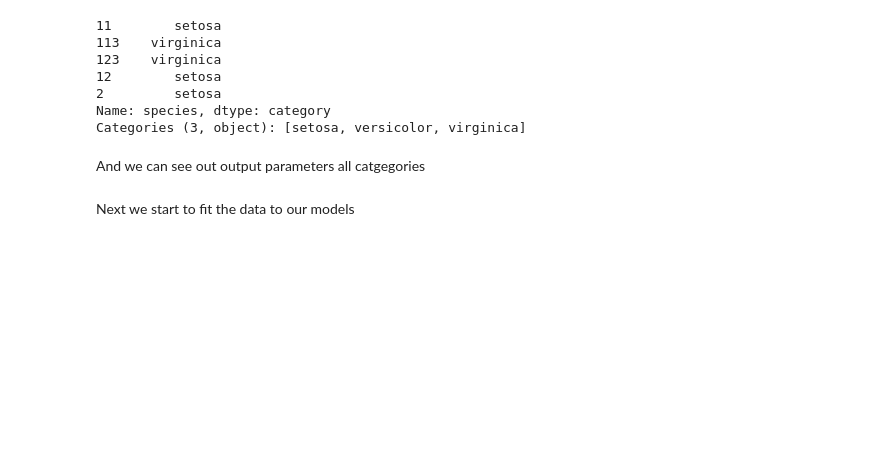
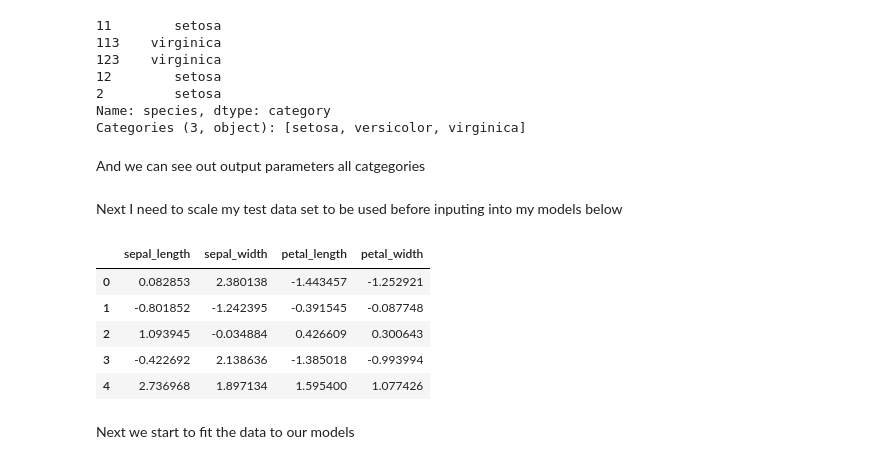
Before and after one commit to brendantipp/gmit_mls_2021, a Jupyter notebook: scikit-learn.ipynb, the cells around one changed output. Saved outputs shown, nothing was run; the diff lists cells and outputs as text; code cells hidden in the pictures; blank space fills up the shorter version.

```diff
--- a/scikit-learn.ipynb
+++ b/scikit-learn.ipynb
@@ -256,6 +300,24 @@ Name: species, dtype: category
 Categories (3, object): [setosa, versicolor, virginica]
 # %% [markdown]
 And we can see out output parameters all catgegories
+# %% [markdown]
+Next I need to scale my test data set to be used before inputing into my models below
+# %%
+# Note the scaler was trained on X_train.
+X_test_scaled = scaler.transform(X_test)
+
+# Numpy array back to Data Frame.
+X_test_scaled = pd.DataFrame(X_test_scaled, columns=X_test.columns)
+
+# Have a look.
+X_test_scaled.head()
+# %% [output]
+|  | sepal_length | sepal_width | petal_length | petal_width |
+| 0 | 0.082853 | 2.380138 | -1.443457 | -1.252921 |
+| 1 | -0.801852 | -1.242395 | -0.391545 | -0.087748 |
+| 2 | 1.093945 | -0.034884 | 0.426609 | 0.300643 |
+| 3 | -0.422692 | 2.138636 | -1.385018 | -0.993994 |
+| 4 | 2.736968 | 1.897134 | 1.595400 | 1.077426 |
 # %% [markdown]
 Next we start to fit the data to our models
 # %% [markdown]
```
Also changed, not shown: parts of 52 cells of this notebook.
